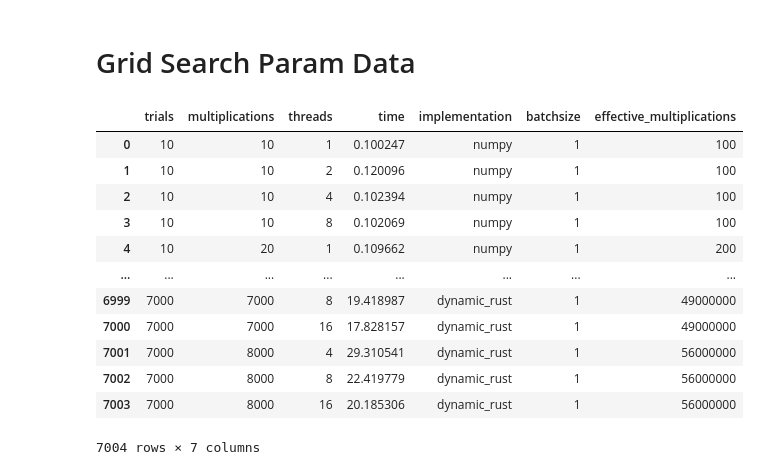
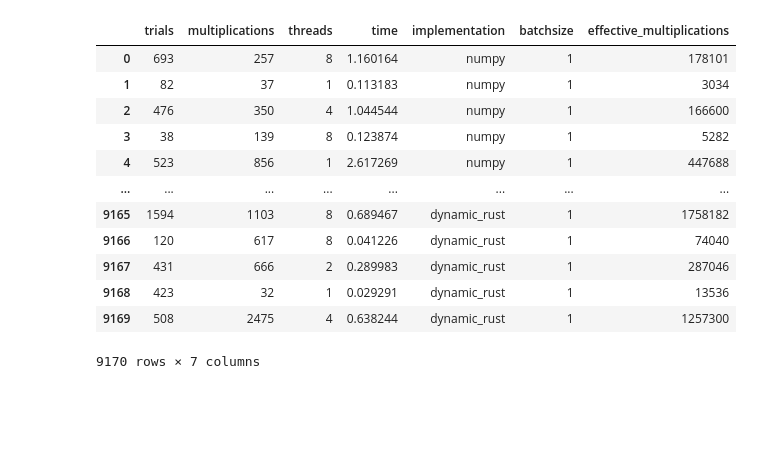
Before and after one commit to hmcalister/Linear-Algebra-Profiling, a Jupyter notebook: Data Cleaning/main.ipynb, the cells around one changed output. Cells and saved outputs as stored; diff of their text form; code cells hidden in the pictures; blank space fills up the shorter version.

```diff
--- a/Data Cleaning/main.ipynb
+++ b/Data Cleaning/main.ipynb
@@ -6,35 +7,56 @@ import seaborn as sns
-# %% [markdown]
-# Grid Search Param Data
 # %%
-grid_data_frames = {
-    "numpy": pd.read_csv("../Implementations/python_numpy/grid_data.csv"),
-    "tensorflow_cpu": pd.read_csv("../Implementations/python_tensorflow/grid_cpu_data.csv"),
-    "tensorflow_gpu": pd.read_csv("../Implementations/python_tensorflow/grid_gpu_data.csv"),
-    "golang": pd.read_csv("../Implementations/go/grid_data.csv"),
-    "static_rust": pd.read_csv("../Implementations/static_rust/grid_data.csv"),
-    "dynamic_rust": pd.read_csv("../Implementations/dynamic_rust/grid_data.csv"),
-}
+class DataTypes(Enum):
+    RANDOM=1,
+    GRID=2,
+DATA_TARGET = DataTypes.RANDOM
+
+match DATA_TARGET:
+    case DataTypes.RANDOM:
+        data_frames = {
+            "numpy": pd.read_csv("../Implementations/python_numpy/rand_data.csv"),
+            "tensorflow_cpu": pd.read_csv("../Implementations/python_tensorflow/rand_cpu_data.csv"),
+            # "tensorflow_gpu": pd.read_csv("../Implementations/python_tensorflow/rand_gpu_data.csv"),
+            "golang": pd.read_csv("../Implementations/go/rand_data.csv"),
+            "static_rust": pd.read_csv("../Implementations/static_rust/rand_data.csv"),
+            "dynamic_rust": pd.read_csv("../Implementations/dynamic_rust/rand_data.csv"),
+        }
+    case DataTypes.GRID:
+        data_frames = {
+            "numpy": pd.read_csv("../Implementations/python_numpy/grid_data.csv"),
+            "tensorflow_cpu": pd.read_csv("../Implementations/python_tensorflow/grid_cpu_data.csv"),
+            # "tensorflow_gpu": pd.read_csv("../Implementations/python_tensorflow/grid_gpu_data.csv"),
+            "golang": pd.read_csv("../Implementations/go/grid_data.csv"),
+            "static_rust": pd.read_csv("../Implementations/static_rust/grid_data.csv"),
+            "dynamic_rust": pd.read_csv("../Implementations/dynamic_rust/grid_data.csv"),
+        }
 # %%
 all_data = pd.DataFrame()
 
-for data_frame_name, data_frame in grid_data_frames.items():
+for data_frame_name, data_frame in data_frames.items():
     data_frame["implementation"] = data_frame_name
     data_frame["time"] /= 1E9
+    data_frame["threads"] = data_frame.get("threads", 1)
     data_frame["batchsize"] = data_frame.get("batchsize", 1)
     data_frame["effective_multiplications"] = data_frame["trials"] * data_frame["multiplications"]
     all_data = pd.concat([all_data, data_frame],ignore_index=True)
 display(all_data)
+
+match DATA_TARGET:
+    case DataTypes.RANDOM:
+        all_data.to_csv("AggregatedRandom.csv")
+    case DataTypes.GRID:
+        all_data.to_csv("AggregatedGrid.csv")
 # %% [output]
 |  | trials | multiplications | threads | time | implementation | batchsize | effective_multiplications |
-| 0 | 10 | 10 | 1 | 0.100247 | numpy | 1 | 100 |
-| 1 | 10 | 10 | 2 | 0.120096 | numpy | 1 | 100 |
-| 2 | 10 | 10 | 4 | 0.102394 | numpy | 1 | 100 |
-| 3 | 10 | 10 | 8 | 0.102069 | numpy | 1 | 100 |
-| 4 | 10 | 20 | 1 | 0.109662 | numpy | 1 | 200 |
+| 0 | 693 | 257 | 8 | 1.160164 | numpy | 1 | 178101 |
+| 1 | 82 | 37 | 1 | 0.113183 | numpy | 1 | 3034 |
+| 2 | 476 | 350 | 4 | 1.044544 | numpy | 1 | 166600 |
+| 3 | 38 | 139 | 8 | 0.123874 | numpy | 1 | 5282 |
+| 4 | 523 | 856 | 1 | 2.617269 | numpy | 1 | 447688 |
 | ... | ... | ... | ... | ... | ... | ... | ... |
-| 6999 | 7000 | 7000 | 8 | 19.418987 | dynamic_rust | 1 | 49000000 |
-| 7000 | 7000 | 7000 | 16 | 17.828157 | dynamic_rust | 1 | 49000000 |
-| 7001 | 7000 | 8000 | 4 | 29.310541 | dynamic_rust | 1 | 56000000 |
-| 7002 | 7000 | 8000 | 8 | 22.419779 | dynamic_rust | 1 | 56000000 |
-| 7003 | 7000 | 8000 | 16 | 20.185306 | dynamic_rust | 1 | 56000000 |
+| 9165 | 1594 | 1103 | 8 | 0.689467 | dynamic_rust | 1 | 1758182 |
+| 9166 | 120 | 617 | 8 | 0.041226 | dynamic_rust | 1 | 74040 |
+| 9167 | 431 | 666 | 2 | 0.289983 | dynamic_rust | 1 | 287046 |
+| 9168 | 423 | 32 | 1 | 0.029291 | dynamic_rust | 1 | 13536 |
+| 9169 | 508 | 2475 | 4 | 0.638244 | dynamic_rust | 1 | 1257300 |
-7004 rows × 7 columns
+9170 rows × 7 columns
```
Also changed, not shown: parts of 15 cells of this notebook, 1 other file.
